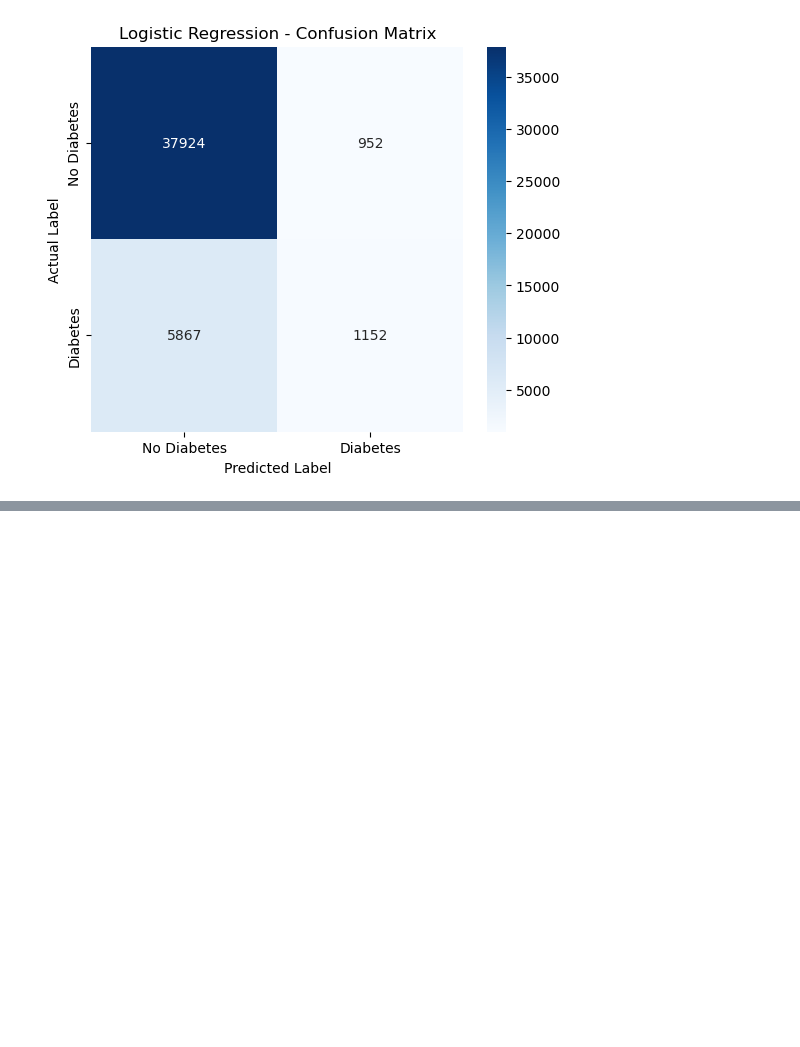
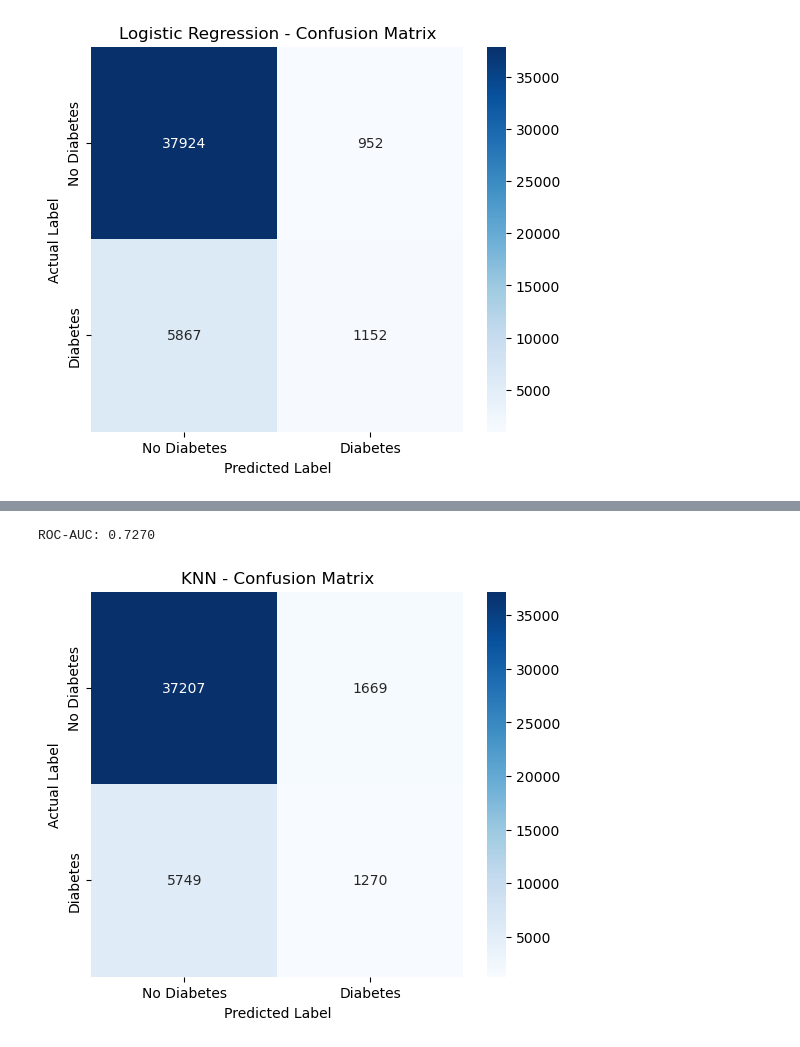
Before and after one commit to kartik815/ML-Diabetes-Case-Study, a Jupyter notebook: notebooks/classification.ipynb, the cells around one changed output, grey strips where cells are left out. Cells and saved outputs as stored; diff of their text form; code cells hidden in the pictures; blank space fills up the shorter version.

```diff
--- a/notebooks/classification.ipynb
+++ b/notebooks/classification.ipynb
@@ -943,0 +997,17 @@ plt.show()
+# %%
+# ============================================================
+# 5.3 KNN - FINAL MODEL
+# ============================================================
+
+knn_model = KNeighborsClassifier(
+    n_neighbors=7,
+    metric="euclidean"
+)
+
+knn_model.fit(X_knn_tune, y_knn_tune)
+
+y_pred_knn = knn_model.predict(X_test_scaled)
+
+print("KNN model trained successfully!")
+print("Selected K:", 7)
+print("Distance metric: Euclidean")
@@ -943,0 +1084,39 @@ plt.show()
+# %%
+# ============================================================
+# 5.6 KNN - ROC-AUC
+# ============================================================
+
+y_prob_knn = knn_model.predict_proba(X_test_scaled)[:, 1]
+
+roc_auc_knn = roc_auc_score(
+    y_test,
+    y_prob_knn
+)
+
+print(f"ROC-AUC: {roc_auc_knn:.4f}")
+# %% [output]
+ROC-AUC: 0.7270
+# %%
+# ============================================================
+# 5.7 KNN - CONFUSION MATRIX
+# ============================================================
+
+cm_knn = confusion_matrix(y_test, y_pred_knn)
+
+plt.figure(figsize=(6, 5))
+
+sns.heatmap(
+    cm_knn,
+    annot=True,
+    fmt="d",
+    cmap="Blues",
+    xticklabels=["No Diabetes", "Diabetes"],
+    yticklabels=["No Diabetes", "Diabetes"]
+)
+
+plt.title("KNN - Confusion Matrix")
+plt.xlabel("Predicted Label")
+plt.ylabel("Actual Label")
+plt.show()
+# %% [output]
+[figure, added]
```
Also changed, not shown: parts of 6 cells of this notebook.
